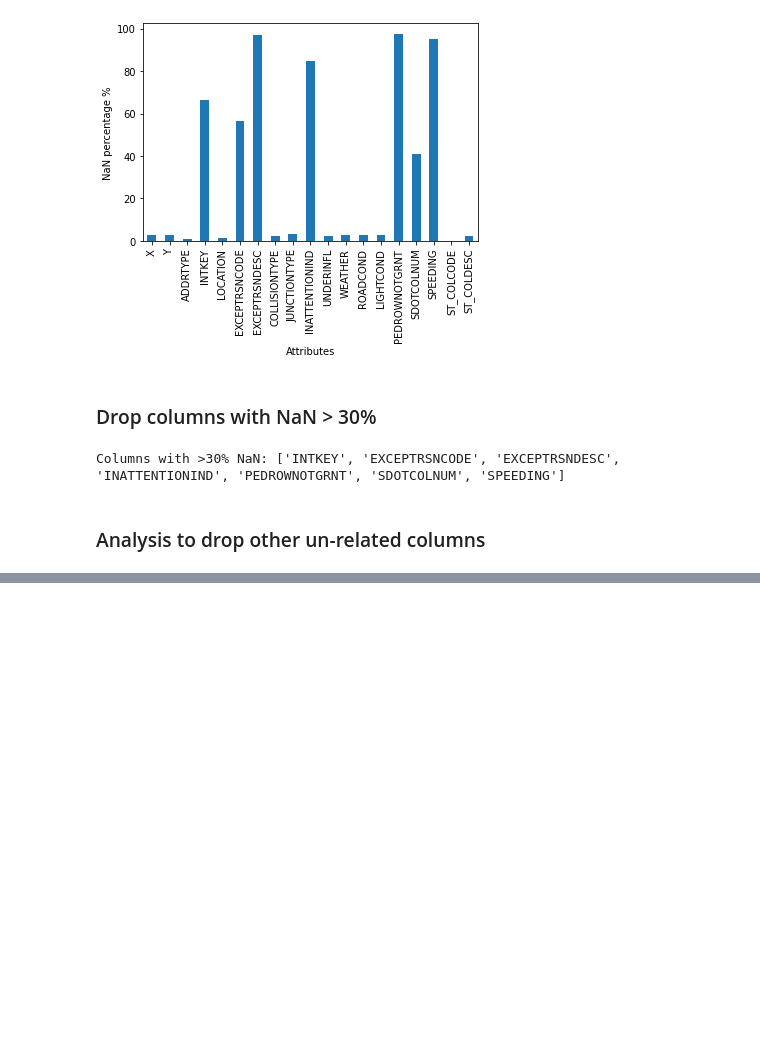
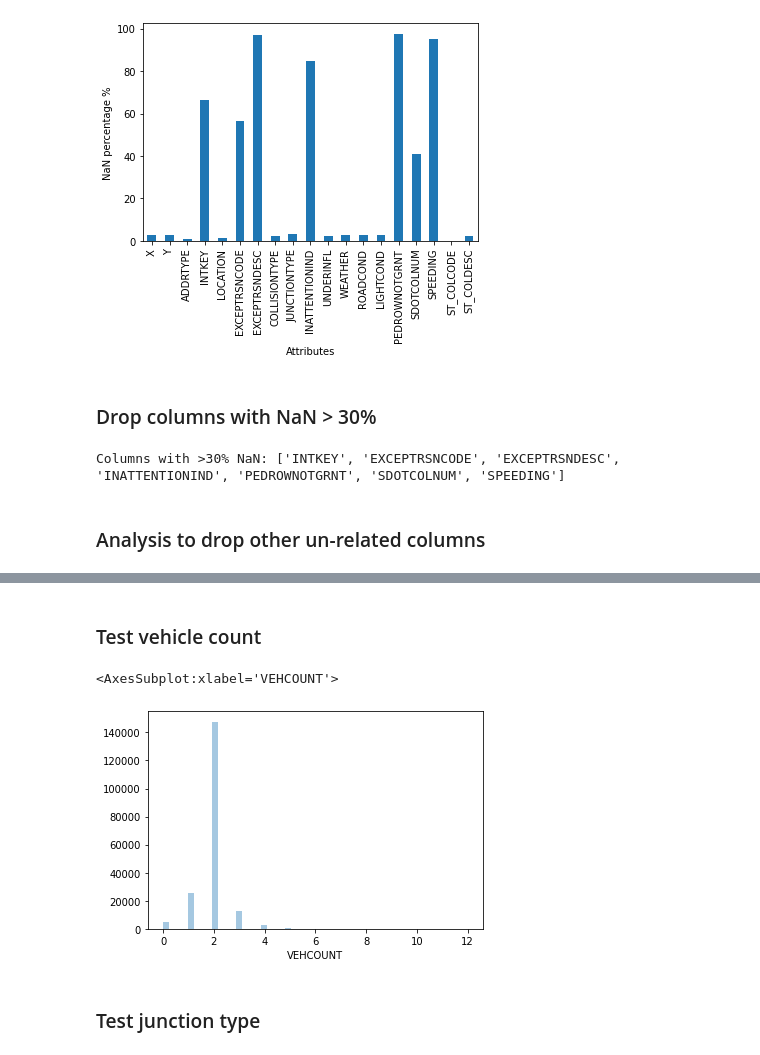
Before and after one commit to wgwei/Coursera_Capstone, a Jupyter notebook: Project_capstone.ipynb, the cells around one changed output, grey strips where cells are left out. Drawn from its saved outputs; the diff is of its cells as text; code cells hidden in the pictures; blank space fills up the shorter version.

```diff
--- a/Project_capstone.ipynb
+++ b/Project_capstone.ipynb
@@ -188,0 +194,11 @@ Name: ADDRTYPE, dtype: object
+# %% [markdown]
+### Test vehicle count
+# %%
+# Test vehicle count
+plt.figure()
+sns.distplot(df_cleaned["VEHCOUNT"], kde=False) # keep this one
+# %% [output]
+<AxesSubplot:xlabel='VEHCOUNT'>
+[figure, added]
+# %% [markdown]
+### Test junction type
```
Also changed, not shown: parts of 13 cells of this notebook.
